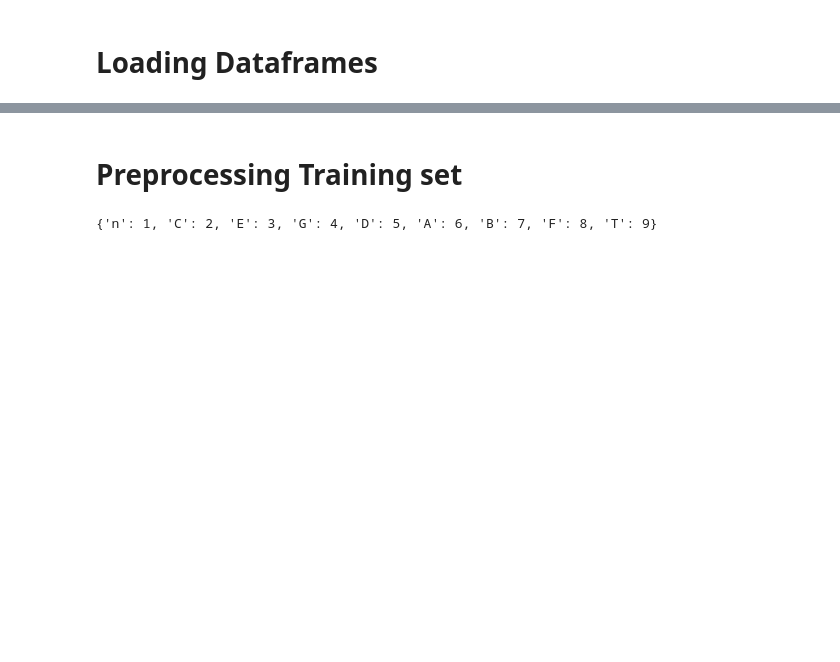
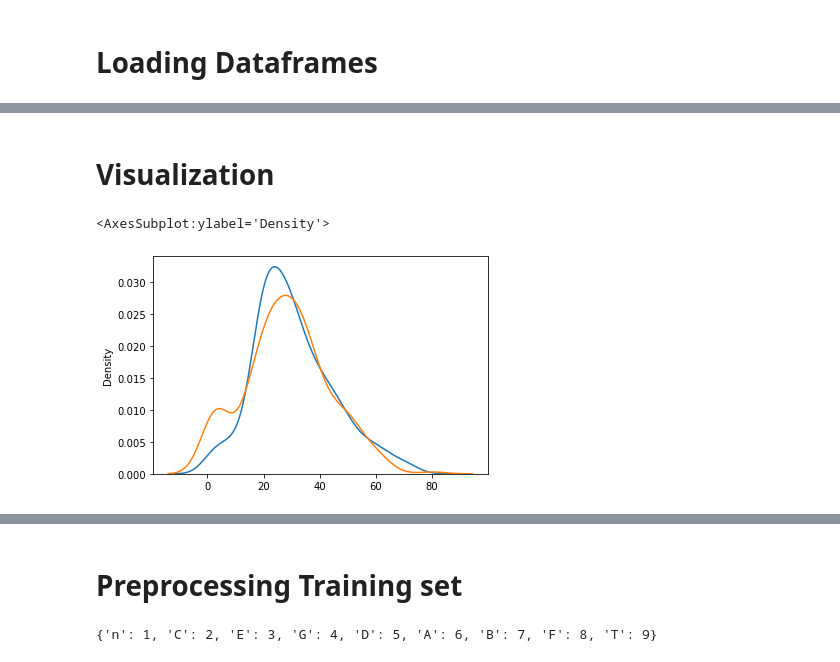
Before and after one commit to frax0n/Titanic-ML, a Jupyter notebook: Titanic.ipynb, the cells around one changed output, grey strips where cells are left out. Drawn from its saved outputs; the diff is of its cells as text; code cells hidden in the pictures; blank space fills up the shorter version.

```diff
--- a/Titanic.ipynb
+++ b/Titanic.ipynb
@@ -7,4 +9,4 @@ import numpy as np
 df = pd.read_csv('train.csv')
 test = pd.read_csv('test.csv')
 # %%
-df.head()
+df = df.loc[df['Age']>0]
@@ -17,0 +22,8 @@ df.head()
+# %% [markdown]
+# Visualization
+# %%
+sns.kdeplot(np.array(df['Age'].loc[df['Survived']==0]))
+sns.kdeplot(np.array(df['Age'].loc[df['Survived']==1]))
+# %% [output]
+<AxesSubplot:ylabel='Density'>
+[figure, added]
```
Also changed, not shown: parts of 42 cells of this notebook, 1 other file.
